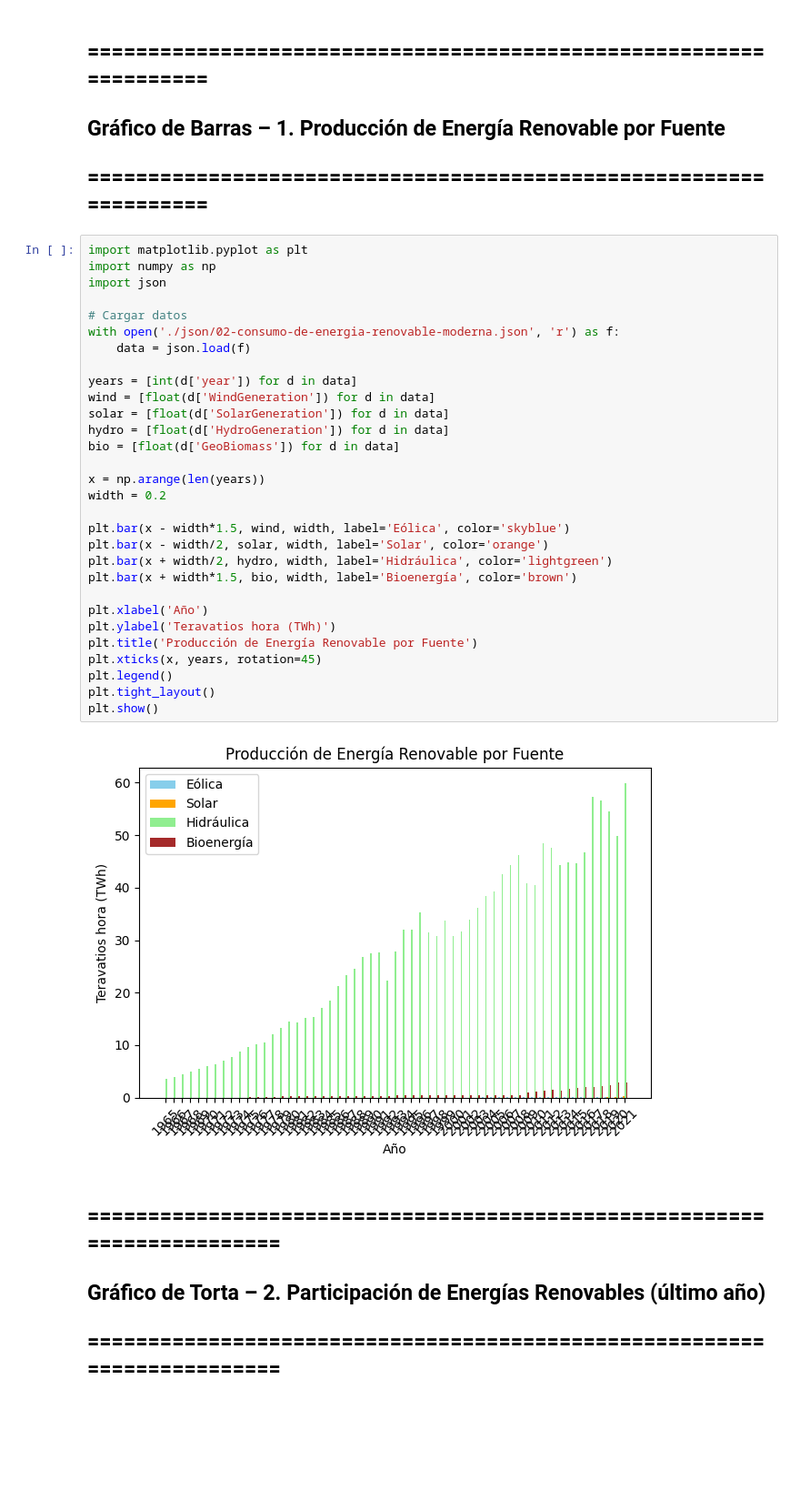
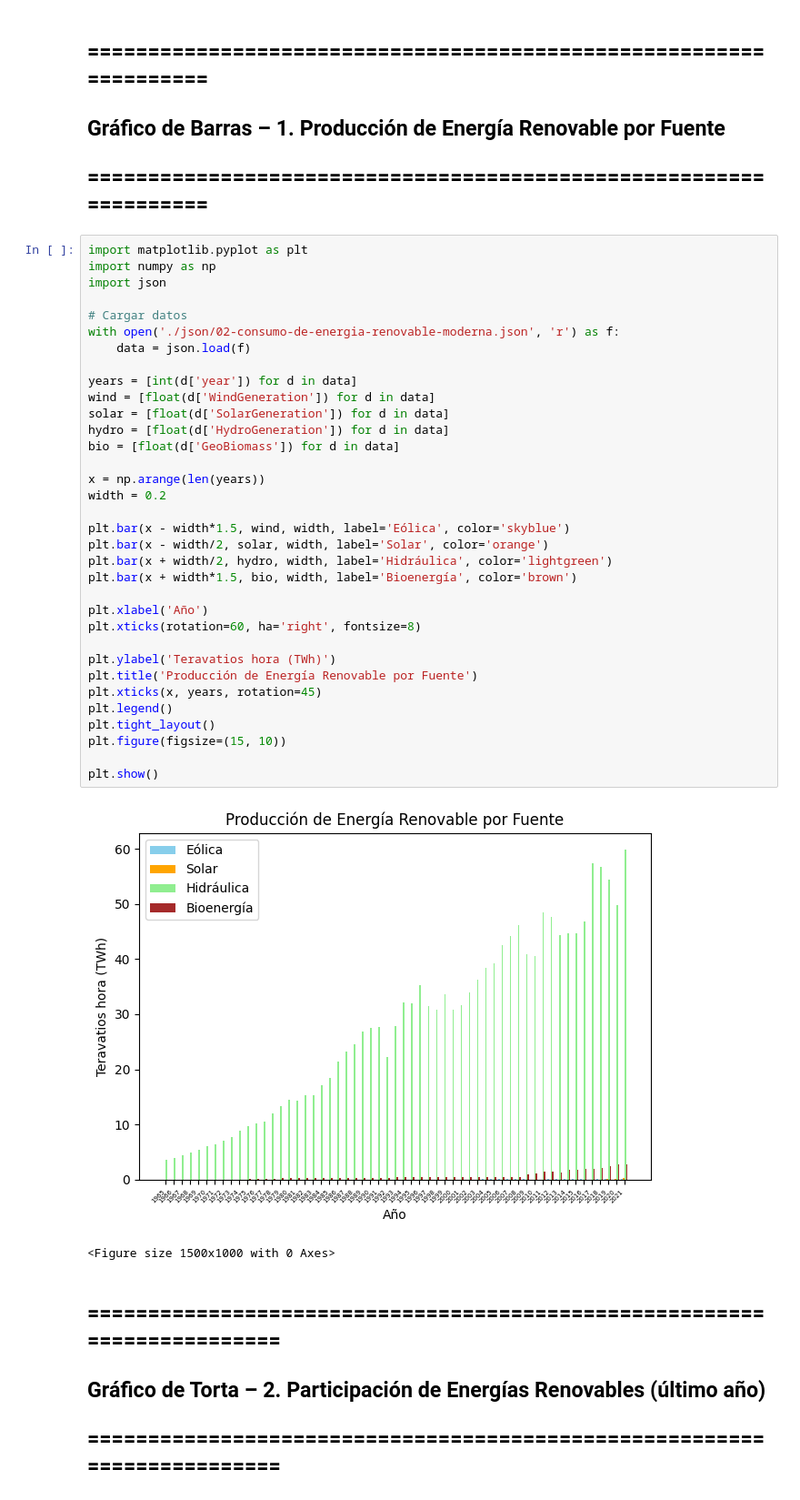
Before and after one commit to camilorr-git/Proyecto-Solar-Bootcamp, a Jupyter notebook: graficas.ipynb, the cells around one changed output. Shown: that part at 91% size. Cells and saved outputs as stored; diff of their text form; blank space fills up the shorter version.

```diff
--- a/graficas.ipynb
+++ b/graficas.ipynb
@@ -6,34 +6,39 @@
 import matplotlib.pyplot as plt
 import numpy as np
 import json
 
 # Cargar datos
 with open('./json/02-consumo-de-energia-renovable-moderna.json', 'r') as f:
     data = json.load(f)
 
 years = [int(d['year']) for d in data]
 wind = [float(d['WindGeneration']) for d in data]
 solar = [float(d['SolarGeneration']) for d in data]
 hydro = [float(d['HydroGeneration']) for d in data]
 bio = [float(d['GeoBiomass']) for d in data]
 
 x = np.arange(len(years))
 width = 0.2
 
 plt.bar(x - width*1.5, wind, width, label='Eólica', color='skyblue')
 plt.bar(x - width/2, solar, width, label='Solar', color='orange')
 plt.bar(x + width/2, hydro, width, label='Hidráulica', color='lightgreen')
 plt.bar(x + width*1.5, bio, width, label='Bioenergía', color='brown')
 
 plt.xlabel('Año')
+plt.xticks(rotation=60, ha='right', fontsize=8)
+
 plt.ylabel('Teravatios hora (TWh)')
 plt.title('Producción de Energía Renovable por Fuente')
 plt.xticks(x, years, rotation=45)
 plt.legend()
 plt.tight_layout()
+plt.figure(figsize=(15, 10))
+
 plt.show()
 # %% [output]
-[figure, old version]
+[figure, new version]
+<Figure size 1500x1000 with 0 Axes>
 # %% [markdown]
 ## ========================================================================
 ## Gráfico de Torta – 2. Participación de Energías Renovables (último año)
```
Also changed, not shown: 15 other files.
